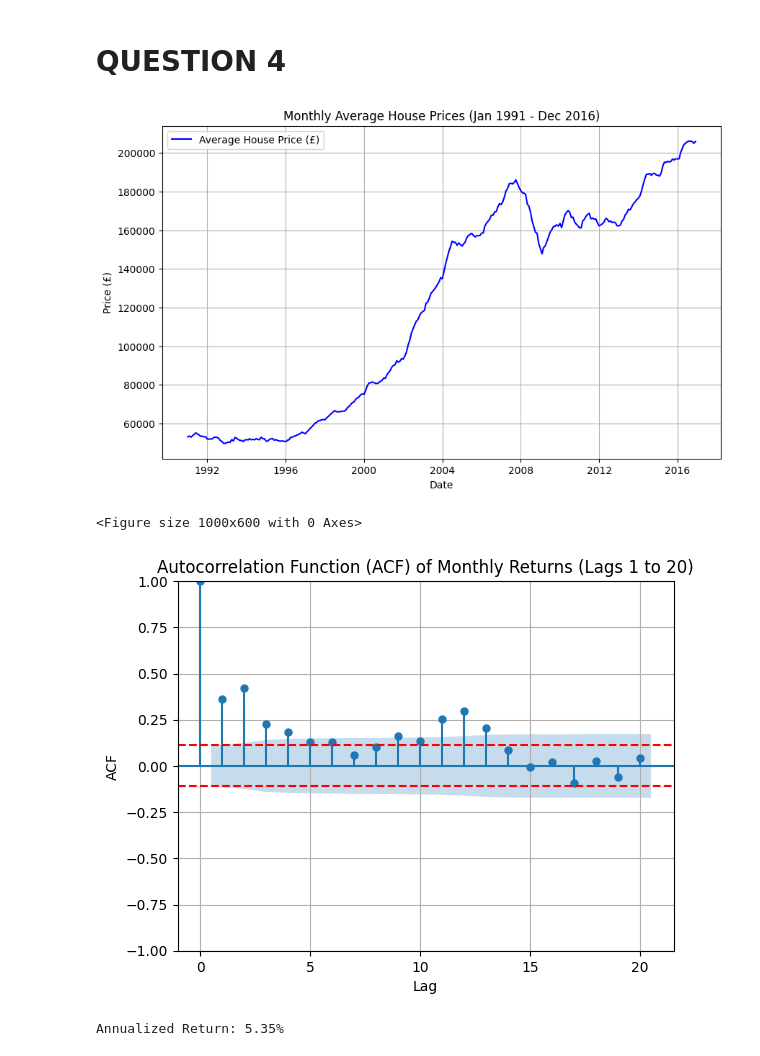
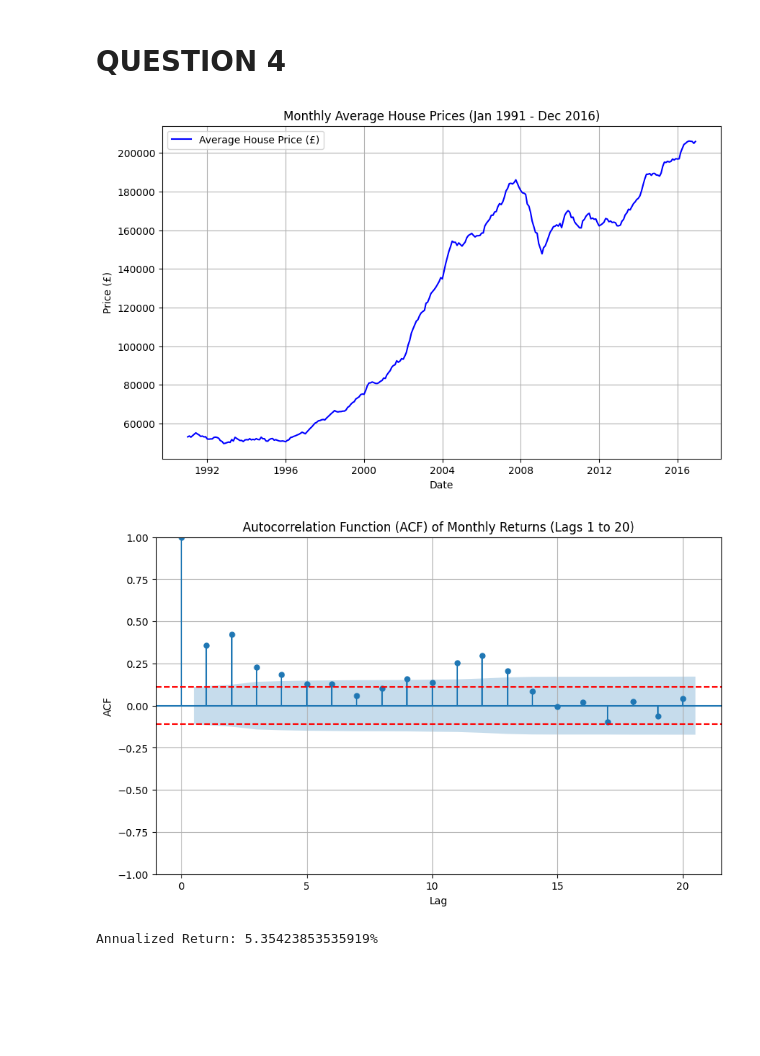
Before and after one commit to Luciefifi/DIAML_3, a Jupyter notebook: lniyomut_DIAML_Assignment3.ipynb, the cells around one changed output. Cells and saved outputs as stored; diff of their text form; code cells hidden in the pictures; blank space fills up the shorter version.

```diff
--- a/lniyomut_DIAML_Assignment3.ipynb
+++ b/lniyomut_DIAML_Assignment3.ipynb
@@ -150,44 +150,47 @@ df = df.loc['1991-01-01':'2016-12-31']
 # Extract 'Average House Price' for analysis
 house_prices = df['Average House Price']
 
+
 # Plot the time series of house prices (Jan 1991 - Dec 2016)
-plt.figure(figsize=(10, 6))
+plt.figure(figsize=(10, 6))  # Larger figsize and increased DPI
 plt.plot(house_prices, label='Average House Price (£)', color='blue')
 plt.title('Monthly Average House Prices (Jan 1991 - Dec 2016)')
 plt.xlabel('Date')
 plt.ylabel('Price (£)')
 plt.grid(True)
 plt.legend()
 plt.show()
 
 # Calculate the monthly returns r(t) = [p(t) / p(t-1)] - 1
 monthly_returns = house_prices.pct_change().dropna()
 
+# Create a new figure for the ACF plot and manually set size
+fig, ax = plt.subplots(figsize=(10, 6))
+
 # Plot the ACF of the monthly returns for lags 1 to 20
-plt.figure(figsize=(10, 6))
-plot_acf(monthly_returns, lags=20)
-plt.title('Autocorrelation Function (ACF) of Monthly Returns (Lags 1 to 20)')
-plt.xlabel('Lag')
-plt.ylabel('ACF')
+plot_acf(monthly_returns, lags=20, ax=ax)  # Pass the ax to plot_acf
+ax.set_title('Autocorrelation Function (ACF) of Monthly Returns (Lags 1 to 20)')
+ax.set_xlabel('Lag')
+ax.set_ylabel('ACF')
 
 # Calculate the critical value for p < 0.05 (two-tailed)
 n = len(monthly_returns)
 conf_interval = 1.96 / np.sqrt(n)  # Approx. confidence interval for 95% significance
 
 # Add horizontal lines for statistical significance at p < 0.05
-plt.axhline(y=conf_interval, linestyle='--', color='red', label='95% Confidence Interval')
-plt.axhline(y=-conf_interval, linestyle='--', color='red')
-plt.grid(True)
+ax.axhline(y=conf_interval, linestyle='--', color='red', label='95% Confidence Interval')
+ax.axhline(y=-conf_interval, linestyle='--', color='red')
+ax.grid(True)
+
 plt.show()
 
 # Calculate the annualized return over the period
-total_return = (house_prices[-1] / house_prices[0]) - 1
+total_return = (house_prices.iloc[-1] / house_prices.iloc[0]) - 1
 annualized_return = (1 + total_return) ** (1 / (len(house_prices) / 12)) - 1
 annualized_return_percentage = annualized_return * 100
 
-print(f"Annualized Return: {annualized_return_percentage:.2f}%")
+print(f"Annualized Return: {annualized_return_percentage}%")
 # %% [output]
 [figure]
+[figure, new version]
-<Figure size 1000x600 with 0 Axes>
+Annualized Return: 5.35423853535919%
-[figure, old version]
-Annualized Return: 5.35%
```
Also changed, not shown: parts of 7 cells of this notebook, 5 other files.
